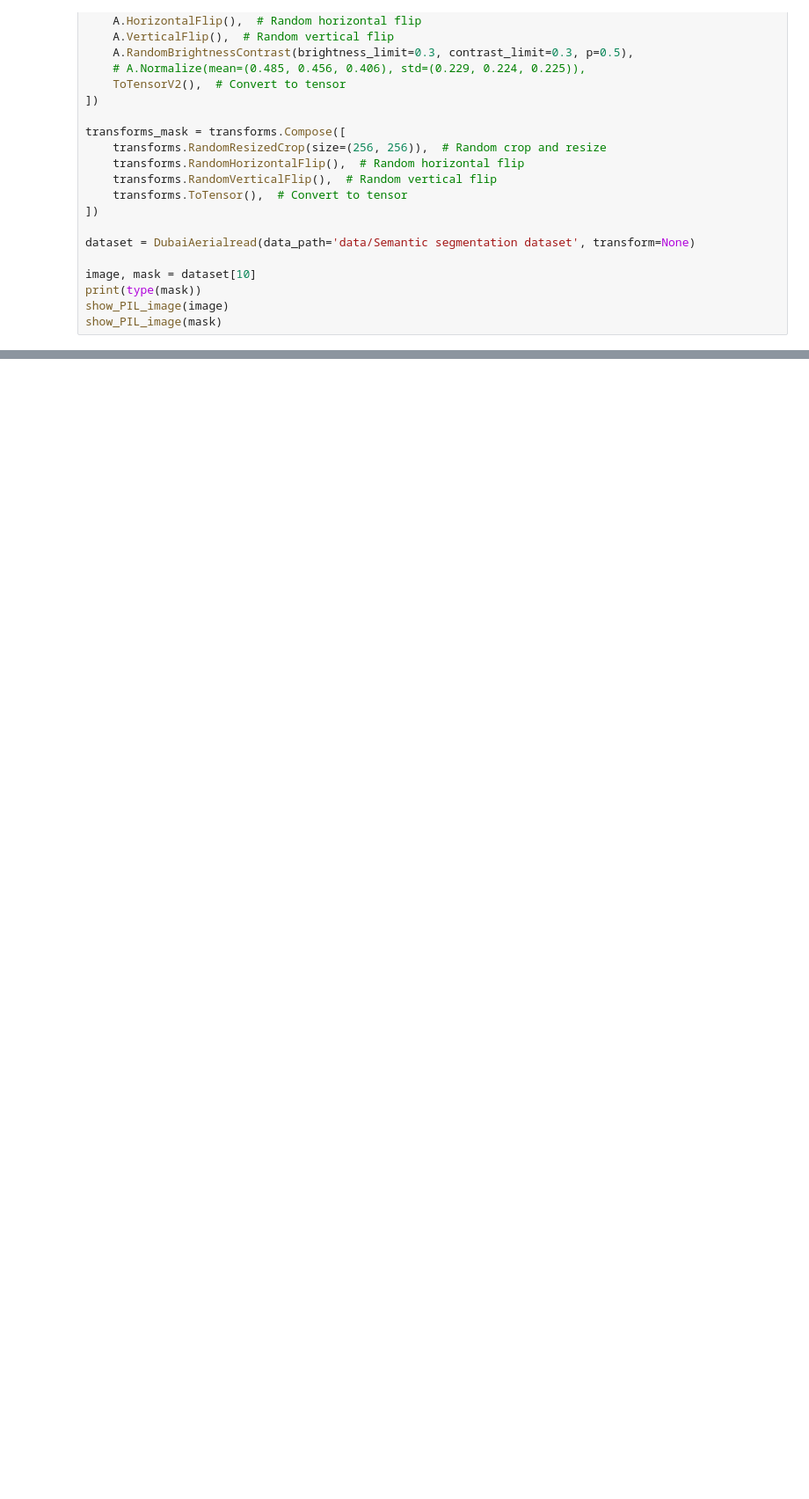
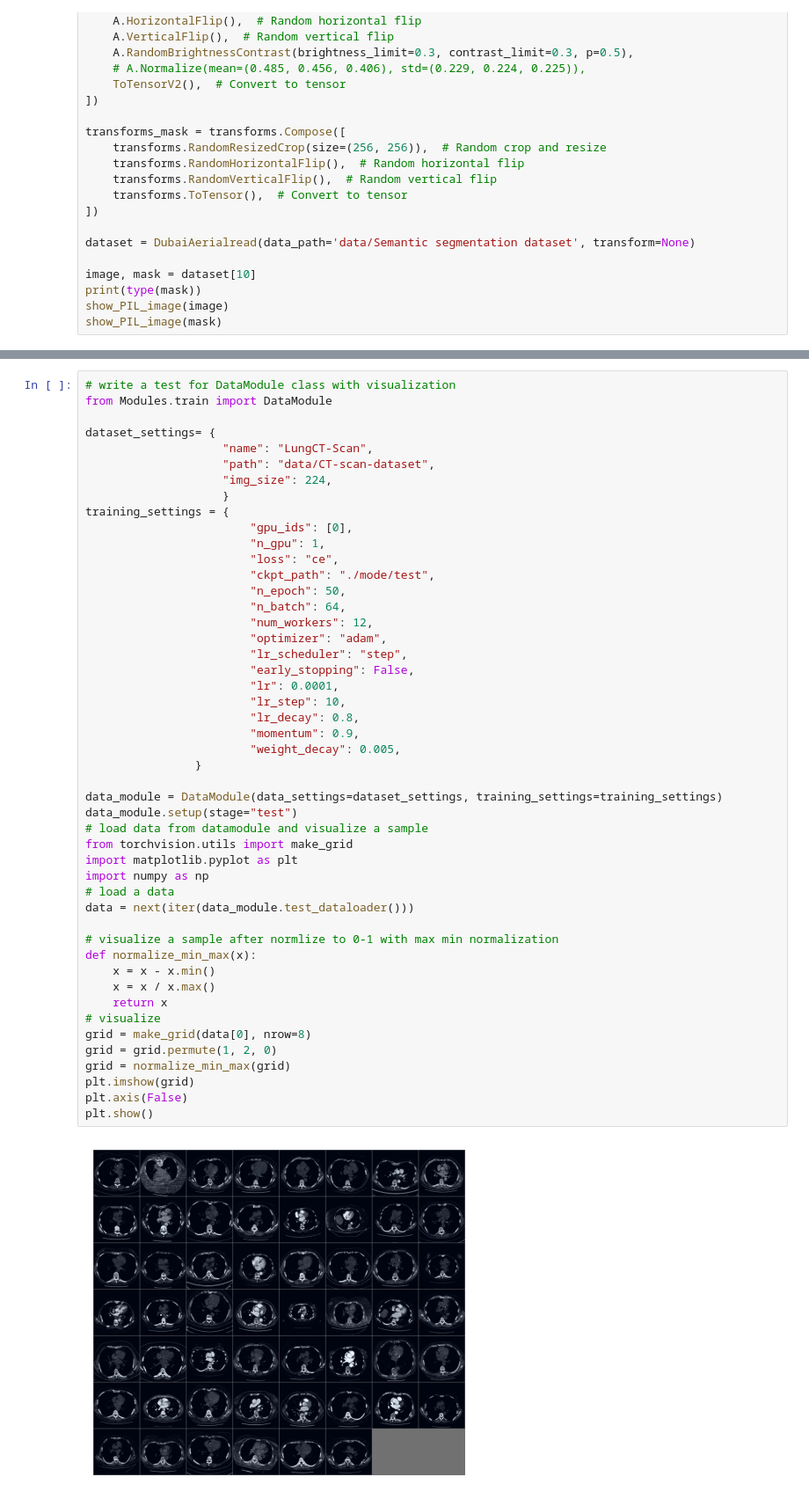
Before and after one commit to Ka0Ri/Pytorch-pretrained-models, a Jupyter notebook: test.ipynb, the cells around one changed output, grey strips where cells are left out. Shown at 88% size. Saved outputs shown, nothing was run; the diff lists cells and outputs as text; blank space fills up the shorter version.

Commit message:
update data module

```diff
--- a/test.ipynb
+++ b/test.ipynb
@@ -128,0 +125,50 @@ ValueError: The image and the masks must have the same height and width
+# %%
+# write a test for DataModule class with visualization
+from Modules.train import DataModule
+
+dataset_settings= {
+                    "name": "LungCT-Scan",
+                    "path": "data/CT-scan-dataset",
+                    "img_size": 224,
+                    }
+training_settings = {
+                        "gpu_ids": [0],
+                        "n_gpu": 1,
+                        "loss": "ce",
+                        "ckpt_path": "./mode/test",
+                        "n_epoch": 50,
+                        "n_batch": 64,
+                        "num_workers": 12,
+                        "optimizer": "adam",
+                        "lr_scheduler": "step",
+                        "early_stopping": False,
+                        "lr": 0.0001,
+                        "lr_step": 10,
+                        "lr_decay": 0.8,
+                        "momentum": 0.9,
+                        "weight_decay": 0.005,
+                }
+
+data_module = DataModule(data_settings=dataset_settings, training_settings=training_settings)
+data_module.setup(stage="test")
+# load data from datamodule and visualize a sample
+from torchvision.utils import make_grid
+import matplotlib.pyplot as plt
+import numpy as np
+# load a data
+data = next(iter(data_module.test_dataloader()))
+
+# visualize a sample after normlize to 0-1 with max min normalization
+def normalize_min_max(x):
+    x = x - x.min()
+    x = x / x.max()
+    return x
+# visualize
+grid = make_grid(data[0], nrow=8)
+grid = grid.permute(1, 2, 0)
+grid = normalize_min_max(grid)
+plt.imshow(grid)
+plt.axis(False)
+plt.show()
+# %% [output]
+[figure, added]
```
Also changed, not shown: parts of 2 cells of this notebook, 3 other files.
